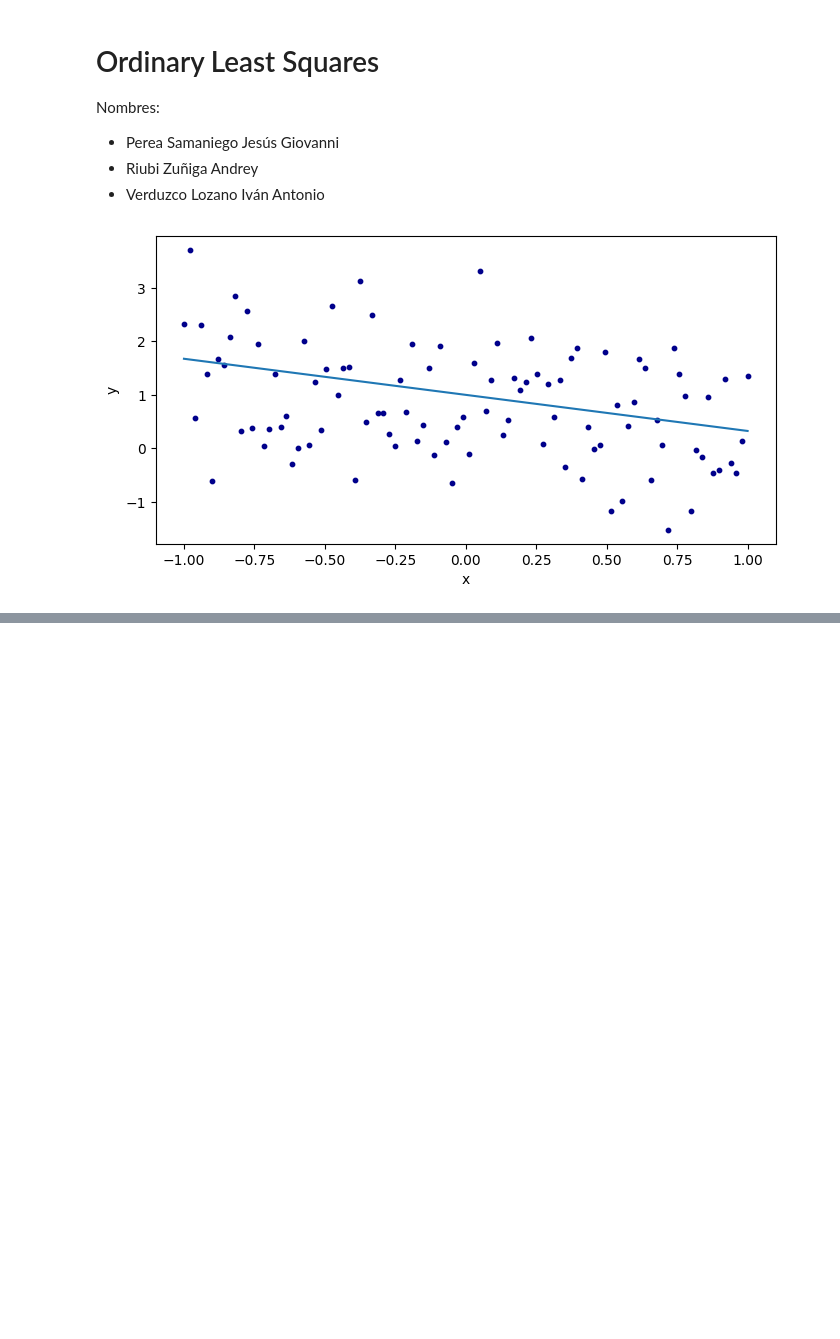
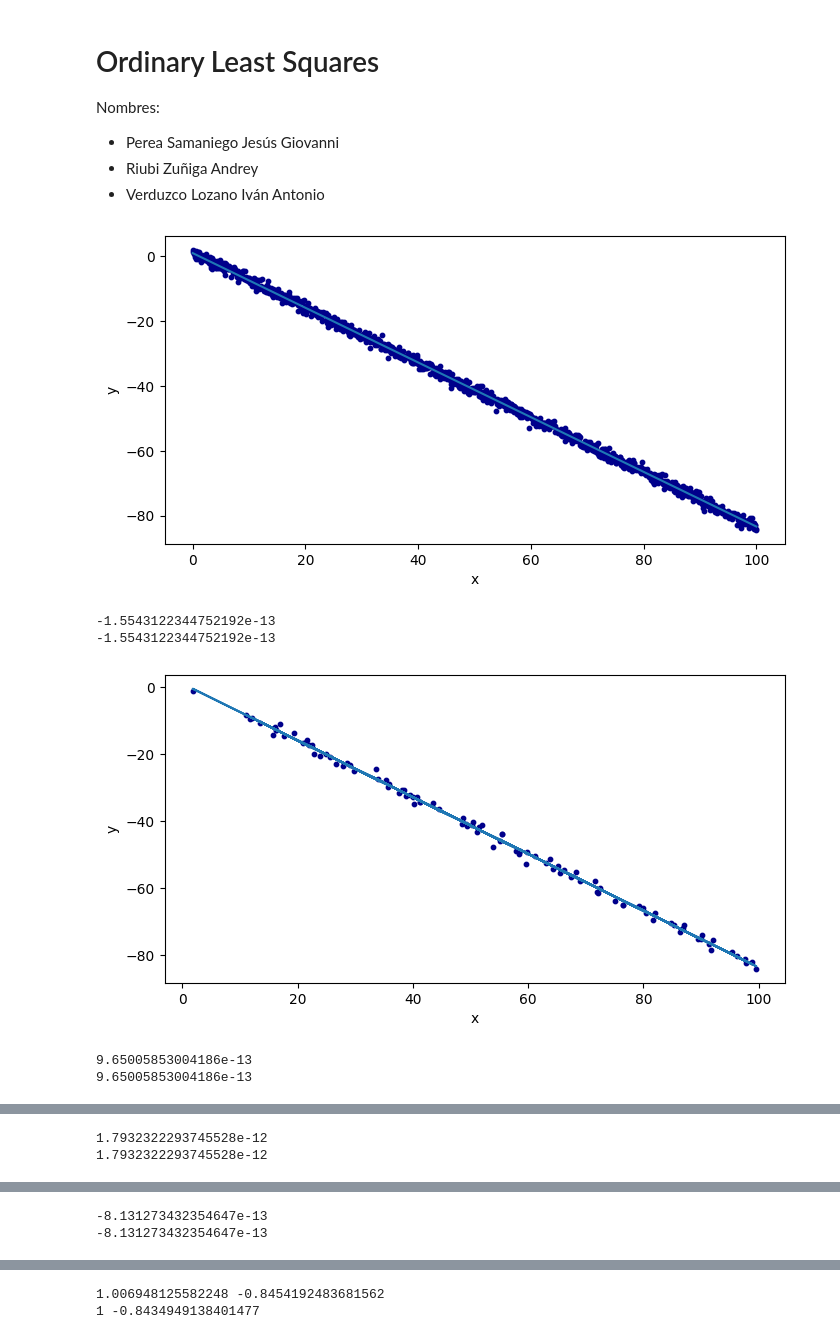
Before and after one commit to V-ivan11/Modelado, a Jupyter notebook: Practicas/6 - OLS econometrics.ipynb, the cells around one changed output, grey strips where cells are left out. Saved outputs shown, nothing was run; the diff lists cells and outputs as text; code cells hidden in the pictures; blank space fills up the shorter version.

```diff
--- a/Practicas/6 - OLS econometrics.ipynb
+++ b/Practicas/6 - OLS econometrics.ipynb
@@ -10,7 +10,7 @@ import numpy as np
 import matplotlib.pyplot as plt
 # %%
 class LinearData:
-    def __init__(self, b_0 = 0, b_1 = 0, n = 100):
+    def __init__(self, b_0 = 0, b_1 = 0, n = 1000):
         """
         Create a linear data set with n observations.
         """
@@ -20,8 +20,9 @@ class LinearData:
             self.b_1 = np.random.uniform(-1, 1)
         else:
             self.b_1 = b_1
-        self.x = np.linspace(-1, 1, n)
-        self.y = self.b_0 + self.b_1 * self.x + np.random.normal(0, 1, n)
+        self.x = np.linspace(0, 100, n)
+        noise = np.random.normal(0, 1, n)
+        self.y = self.b_0 + self.b_1 * self.x + noise
 
     def sample(self, n):
         """
@@ -30,21 +31,17 @@ class LinearData:
         index = np.random.choice(self.n, n)
         return self.x[index], self.y[index]
 
-    def plot(self, x, y):
+    @staticmethod
+    def plot(x, y, b_0, b_1):
         """
         Plots linear data set.
         """
         plt.figure(figsize = (8, 4))
-        plt.scatter(self.x, self.y, s = 10, color = 'darkblue')
-        plt.plot(self.x, self.b_0 + self.b_1 * x)
+        plt.scatter(x, y, s = 10, color = 'darkblue')
+        plt.plot(x, b_0 + b_1 * x)
         plt.xlabel('x')
         plt.ylabel('y')
         plt.show()
-# %%
-data = LinearData(b_0 = 1)
-data.plot(data.x, data.y)
-# %% [output]
-[figure, removed]
 # %%
 class OLS:
     def __init__(self, X, y):
@@ -63,6 +60,9 @@ class OLS:
         b_0 = y_mean - b_1 * x_mean
         self.u = self.y - b_0 - b_1 * self.X
         self.betas = [b_0, b_1]
+        u_hat = self.y - (self.betas[0] + self.betas[1] * self.X)
+        print(np.sum(u_hat))
+        print(np.sum(u_hat))
 
     def sst(self):
         """
@@ -83,3 +83,29 @@ class OLS:
         """
         y_hat = self.betas[0] + self.betas[1] * self.X
         return np.sum((y_hat - self.y)**2)
+# %%
+data = LinearData(b_0 = 1)
+
+
+samples = 4
+b_1s = []
+b_0s = []
+LinearData.plot(data.x, data.y, data.b_0, data.b_1)
+for i in range(samples):
+    x, y = data.sample(100)
+    ols = OLS(x, y)
+    ols.fit()
+    b_0s.append(ols.betas[0])
+    b_1s.append(ols.betas[1])
+
+    LinearData.plot(x, y, ols.betas[0], ols.betas[1])
+
+print(np.mean(b_0s), np.mean(b_1s))
+print(data.b_0, data.b_1)
+# %% [output]
+[figure, added]
+-1.5543122344752192e-13
+-1.5543122344752192e-13
+[figure, added]
+9.65005853004186e-13
+9.65005853004186e-13
@@ -85,0 +113,2 @@ class OLS:
+1.7932322293745528e-12
+1.7932322293745528e-12
@@ -85,0 +116,2 @@ class OLS:
+-8.131273432354647e-13
+-8.131273432354647e-13
@@ -85,0 +119,2 @@ class OLS:
+1.006948125582248 -0.8454192483681562
+1 -0.8434949138401477
```
Also changed, not shown: parts of 1 cell of this notebook.
